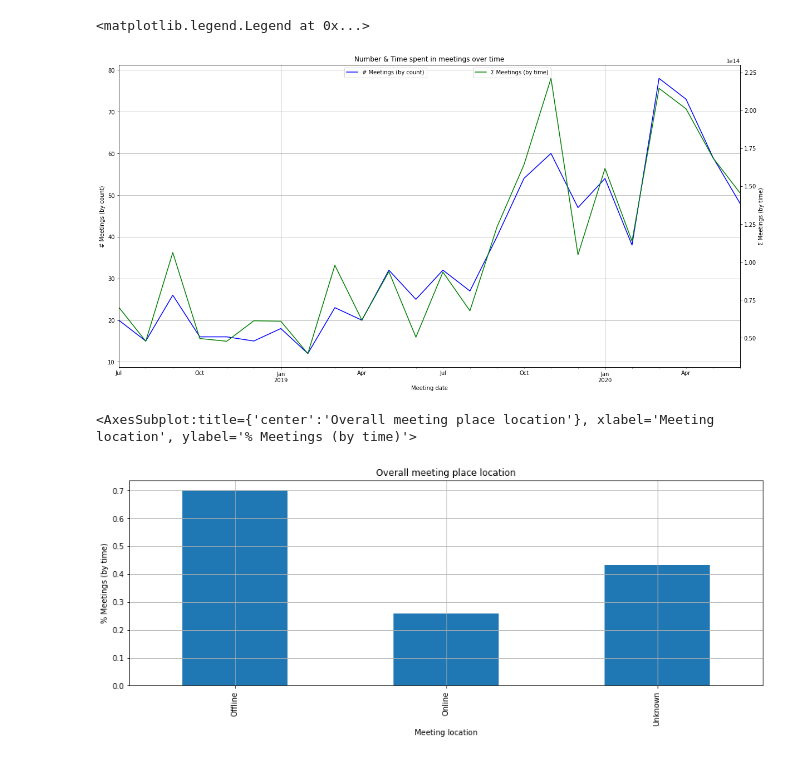
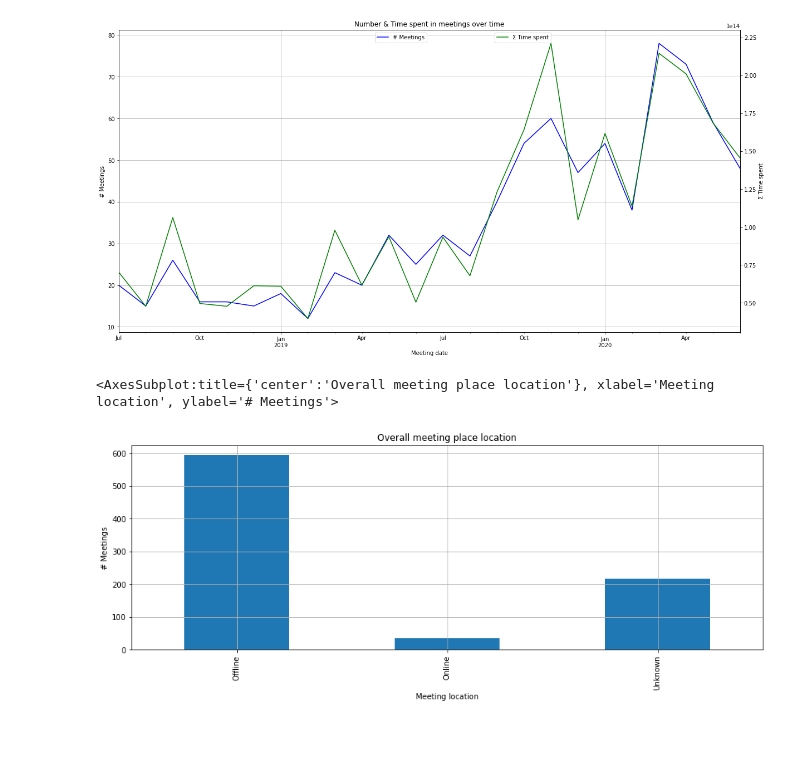
Before and after one commit to SITZ/calendar-analytics, a Jupyter notebook: calendar-analytics.ipynb, the cells around one changed output. Saved outputs shown, nothing was run; the diff lists cells and outputs as text; code cells hidden in the pictures.

```diff
--- a/calendar-analytics.ipynb
+++ b/calendar-analytics.ipynb
@@ -1,6 +1,6 @@
 # %%
 from icalendar import Calendar
-from datetime import datetime, timezone
+from datetime import datetime, timezone, timedelta
 from icalendar.prop import vText, vDDDTypes, vCalAddress
 from pytz import timezone
 
@@ -30,6 +30,10 @@ for col in ['DTSTART', 'DTEND', 'CREATED', 'LAST-MODIFIED']:
 for col in ['SUMMARY', 'DESCRIPTION', 'STATUS', 'LOCATION']:
     df[col] = df[col].astype('string')
 
+# Clean-up calendar events outside of employment window
 df = df.loc[(df.DTSTART > timezone(TIMEZONE).localize(datetime(2018, 7, 1))) & (df.DTSTART < timezone(TIMEZONE).localize(datetime(2020, 7, 1)))]
 
-# df.head()
+# Clean-up calendar events > 12 hours
+df = df.loc[(df.DTEND - df.DTSTART) < timedelta(hours=12)]
+
+df.head()
@@ -153,7 +156,7 @@ meeting_duration_axis.right_ax.legend(['% Meetings (by time)'], bbox_to_anchor=(
 plt.figure(figsize=(20, 10))
 plt.title('Number & Time spent in meetings over time')
 
-df_meeting_timeline = df.loc[df.meeting_duration < timedelta(hours=12)].resample('M', on='DTSTART').agg({'DTEND': 'count', 'meeting_duration': 'sum'})
+df_meeting_timeline = df.resample('M', on='DTSTART').agg({'DTEND': 'count', 'meeting_duration': 'sum'})
 
 meeting_date_axis = df_meeting_timeline['DTEND'].plot(
     kind='line',
@@ -171,46 +174,48 @@ df_meeting_timeline['meeting_duration'].plot(
 
 meeting_date_axis.set_xlabel('Meeting date')
 
-meeting_date_axis.set_ylabel('# Meetings (by count)')
-meeting_date_axis.legend(['# Meetings (by count)'], bbox_to_anchor=(0.5, 1.0))
+meeting_date_axis.set_ylabel('# Meetings')
+meeting_date_axis.legend(['# Meetings'], bbox_to_anchor=(0.5, 1.0))
 
-meeting_date_axis.right_ax.set_ylabel('Σ Meetings (by time)')
-meeting_date_axis.right_ax.legend(['Σ Meetings (by time)'], bbox_to_anchor=(0.7, 1.0))
+meeting_date_axis.right_ax.set_ylabel('Σ Time spent')
+meeting_date_axis.right_ax.legend(['Σ Time spent'], bbox_to_anchor=(0.7, 1.0))
+meeting_date_axis.right_ax.format_ydata = lambda x: (td.seconds // 60) % 60
 # %% [output]
-<matplotlib.legend.Legend at 0x...>
-[figure, old version]
+[figure, new version]
 # %%
 # Plot location of meeting (online : offline) x number & time spent in meetings
 
 def get_location(location):
     if 'http' in location:
         return 'Online'
     elif location:
         return 'Offline'
     else:
         return 'Unknown'
 
 df['meeting_location'] = df['LOCATION'].apply(lambda location: get_location(location.strip()))
 
 plt.figure(figsize=(15,5))
-plt.title('Overall meeting place location')
-
-df['meeting_location'].value_counts(normalize=True).plot(
+df.groupby(['meeting_location'])['meeting_duration'].count().plot(
     kind='bar',
     grid=True,
-    ylabel='% Meetings (by count)',
-    xlabel='Meeting location'
+#     color='blue',
+    ylabel='# Meetings',
+    xlabel='Meeting location',
+    title='Overall meeting place location'
 )
 
-(df.groupby(['meeting_location'])['meeting_duration'].sum() / df['meeting_duration'].sum()).plot(
-    kind='bar',
-    grid=True,
-    ylabel='% Meetings (by time)',
-    xlabel='Meeting location'
-)
+# plt.figure(figsize=(15,5))
+# df.groupby(['meeting_location'])['meeting_duration'].sum().plot(
+#     kind='bar',
+#     grid=True,
+#     color='green',
+#     ylabel='Σ Time spent',
+#     xlabel='Meeting location'
+# )
 # %% [output]
-<AxesSubplot:title={'center':'Overall meeting place location'}, xlabel='Meeting location', ylabel='% Meetings (by time)'>
+<AxesSubplot:title={'center':'Overall meeting place location'}, xlabel='Meeting location', ylabel='# Meetings'>
-[figure, old version]
+[figure, new version]
 # %%
 # Plot total ratio of online : offline meetings over time
 
```
Also changed, not shown: parts of 8 cells of this notebook.
